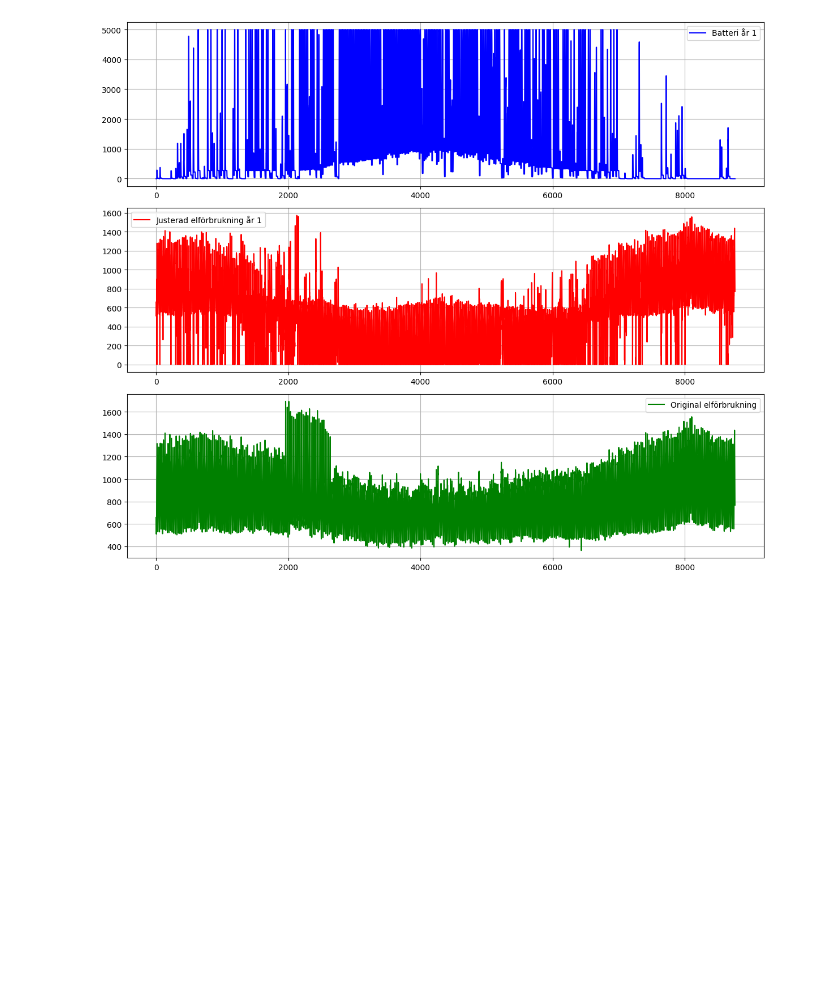
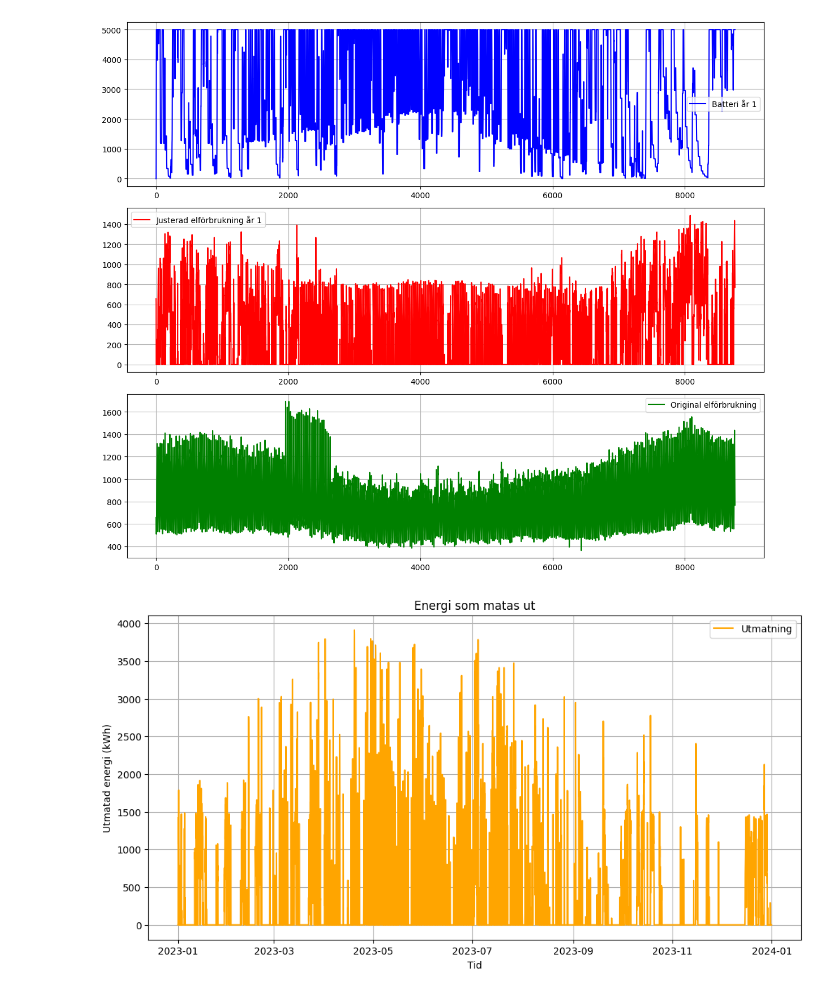
Before and after one commit to Jakobthuresson/Energigemenskaper, a Jupyter notebook: MergeJakob.ipynb, the cells around one changed output. Drawn from its saved outputs; the diff is of its cells as text; code cells hidden in the pictures; blank space fills up the shorter version.

Commit message:
Vind och timfaktorgrej

```diff
--- a/MergeJakob.ipynb
+++ b/MergeJakob.ipynb
@@ -238,9 +241,13 @@ import numpy as np
 Solprod = pd.read_excel("SolprodABK.xlsx")
 ABKEl = pd.read_excel("ABKEL.xlsx", names=["ABKEl"])
 Spotpris = pd.read_excel("Spotpris.xlsx", names=["Spotpris"])  # Namnge kolumnen korrekt
+Vindprod = pd.read_excel("Vindturbin.xlsx")
 
 # Extrahera första kolumnen från respektive DataFrame
-Sol = 0.8*Solprod.iloc[:, 0]  # Solel-produktion
+Sol = 0.5*Solprod.iloc[:, 0]  # Solel-produktion
+Vind = Vindprod.iloc[:, 0]
+
+Prod= Vind + Sol
 
 # Konvertera Spotpris till en lista för iteration
 Spot_list = Spotpris["Spotpris"].tolist()
@@ -305,36 +312,50 @@ elförbrukning = []  # Adjusted electricity consumption for Year 1
 battery_values = []  # Battery energy over time
 original_consumption = ABKEl["ABKEl"].tolist()
 köptaTimmar = []  # Lista för köpta spotpriser och tid
-faktor = 0.4
+utmatning = []
+faktor = 0.1
 
-for tid, sol, abk, spot in zip(Spotpris.index, Sol, ABK_list, Spot_list):
-    diff = abk - sol  # Difference between consumption and solar production
+for i, (tid, prod, abk, spot) in enumerate(zip(Spotpris.index, Prod, ABK_list, Spot_list)):
+    diff = abk - prod  # Difference between consumption and solar production
+
+    if i < 2500:
+        faktor = 0.25
+    elif  2500 <= i <= 7500:
+        faktor = 0.4
+    else:
+        faktor = 0.1
 
     if diff <= 0:
+        utmatning.append((tid, batteriKapacitet - diff - batteriMaxKapacitet if batteriKapacitet - diff >= batteriMaxKapacitet else 0 ))
         # Om solproduktionen är större än förbrukningen, ladda batteriet istället för att spara negativa värden
         batteriKapacitet = min(batteriKapacitet - diff, batteriMaxKapacitet)  # -diff eftersom diff är negativ
         elförbrukning.append(0)  # Vi behöver inte köpa el
         köptaTimmar.append((tid,0))
     else:
-        if 16 <= tid.hour < 22 and sol == 0:
+
+        if 15 <= tid.hour < 20 and prod == 0:
             energiFrånBatteri = min(batteriKapacitet*faktor, maxFrånBatteri)
             batteriKapacitet -= energiFrånBatteri
             köpt_el = max(0, abk - energiFrånBatteri)
             elförbrukning.append(köpt_el)
             köptaTimmar.append((tid, spot if köpt_el > 0 else 0))
-        elif 16 <= tid.hour < 22 and sol > 0:
+            utmatning.append((tid, 0))
+        elif 15 <= tid.hour < 20 and prod > 0:
             energiFrånBatteri = min(batteriKapacitet*faktor, diff, maxFrånBatteri)
             batteriKapacitet -= energiFrånBatteri
             köpt_el = max(0, diff - energiFrånBatteri)
             elförbrukning.append(köpt_el)
             köptaTimmar.append((tid, spot if köpt_el > 0 else 0))
-        elif sol > 0:
+            utmatning.append((tid, 0))
+        elif prod > 0:
             elförbrukning.append(diff)
             köptaTimmar.append((tid, spot))
+            utmatning.append((tid,0))
 
         else:
             elförbrukning.append(abk)
             köptaTimmar.append((tid, spot))
+            utmatning.append((tid, 0))
 
 
     battery_values.append(batteriKapacitet)
@@ -371,8 +392,10 @@ if len(elförbrukning) < len(Spotpris.index):
 köptaTimmar_df = pd.DataFrame(köptaTimmar, columns=["Tid", "Spotpris"])
 köptaTimmar_df.set_index("Tid", inplace=True)
 
+köptaTimmar_df["E"] = 4.004 + 0.0613 * köptaTimmar_df["Spotpris"]
+
 # Beräkna månatligt medelvärde för köpta spotpriser
-monthly_avg_E_köpt = köptaTimmar_df["Spotpris"].resample("M").mean()
+monthly_avg_E_köpt = köptaTimmar_df["E"].resample("M").mean()
 
 # Skapa DataFrame för den uppdaterade elförbrukningen
 elförbrukning_df = pd.DataFrame({"Tid": Spotpris.index, "elförbrukning": elförbrukning})
@@ -414,6 +437,24 @@ for a in ax:
 
 plt.tight_layout()
 plt.show()
+
+# Extrahera tid och värden från solutmatning-listan
+utmatning_tid = [tid for tid, värde in utmatning]
+utmatning_värde = [värde for tid, värde in utmatning]
+
+# Skapa en figur och plotta
+plt.figure(figsize=(12, 6))
+plt.plot(utmatning_tid, utmatning_värde, label="Utmatning", color="orange")
+
+# Anpassa grafen
+plt.xlabel("Tid")
+plt.ylabel("Utmatad energi (kWh)")
+plt.title("Energi som matas ut")
+plt.legend()
+plt.grid(True)
+
+# Visa grafen
+plt.show()
 # %% [output]
 Summa kostnad i el 2023: 12038866.640975235
 Original elförbrukning topptimmar:                  Timme  Elförbrukning
@@ -435 +476,2 @@ Justerad elkostnad simulering: 7381242.49628084
-[figure, old version]
+[figure, new version]
+[figure, added]
```
Also changed, not shown: parts of 2 cells of this notebook.
